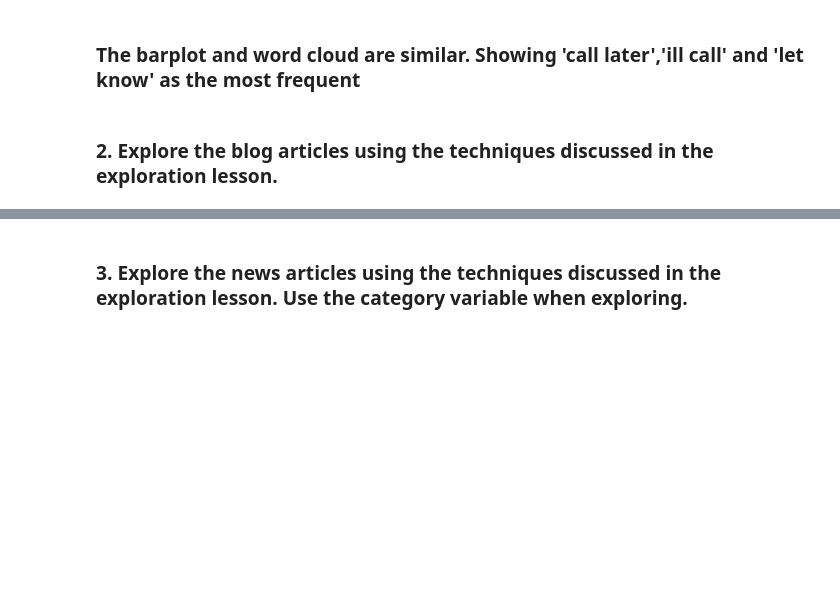
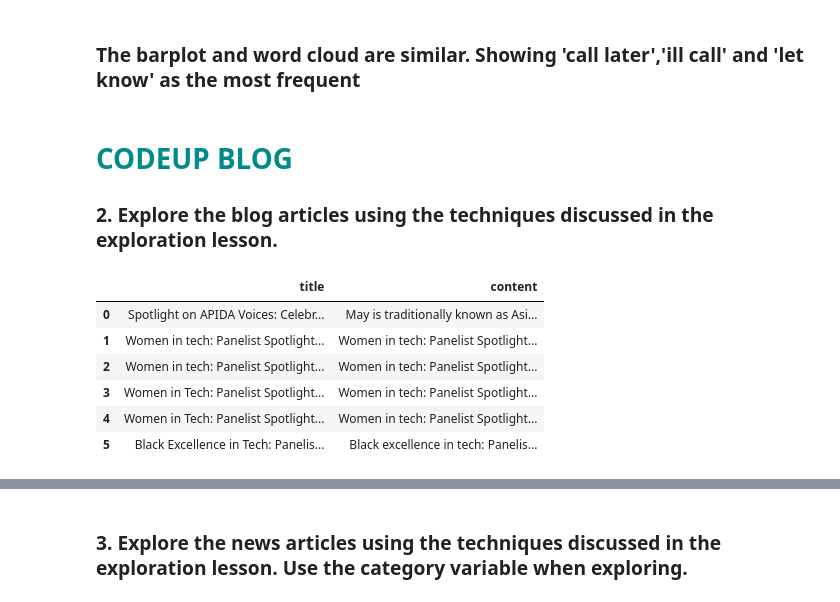
Before and after one commit to annie-carter/natural-language-processing-exercises, a Jupyter notebook: data_exploration.ipynb, the cells around one changed output, grey strips where cells are left out. Saved outputs shown, nothing was run; the diff lists cells and outputs as text; code cells hidden in the pictures; blank space fills up the shorter version.

```diff
--- a/data_exploration.ipynb
+++ b/data_exploration.ipynb
@@ -167,4 +177,42 @@ plt.show()
 # %% [markdown]
 ### The barplot and word cloud are similar. Showing 'call later','ill call' and 'let know' as the most frequent
 # %% [markdown]
+# <Span style = 'color: #008B8B'> CODEUP BLOG
+
 ### 2. Explore the blog articles using the techniques discussed in the exploration lesson.
+# %%
+url = 'https://codeup.edu/blog/'
+headers = {'User-Agent': 'Codeup Data Science'}
+response = get(url, headers=headers)
+
+soup = BeautifulSoup(response.content, 'html.parser')
+
+links = [link['href'] for link in soup.select('.more-link')]
+
+articles = []
+
+for url in links:
+
+    url_response = get(url, headers=headers)
+    soup = BeautifulSoup(url_response.text)
+
+    title = soup.find('h1', class_='entry-title').text
+    content = soup.find('div', class_='entry-content').text.strip()
+
+    article_dict = {
+        'title': title,
+        'content': content
+    }
+
+    articles.append(article_dict)
+# %%
+blog_df = pd.DataFrame(articles)
+blog_df
+# %% [output]
+|  | title | content |
+| 0 | Spotlight on APIDA Voices: Celebr... | May is traditionally known as Asi... |
+| 1 | Women in tech: Panelist Spotlight... | Women in tech: Panelist Spotlight... |
+| 2 | Women in tech: Panelist Spotlight... | Women in tech: Panelist Spotlight... |
+| 3 | Women in Tech: Panelist Spotlight... | Women in tech: Panelist Spotlight... |
+| 4 | Women in Tech: Panelist Spotlight... | Women in tech: Panelist Spotlight... |
+| 5 | Black Excellence in Tech: Panelis... | Black excellence in tech: Panelis... |
```
Also changed, not shown: parts of 11 cells of this notebook.
